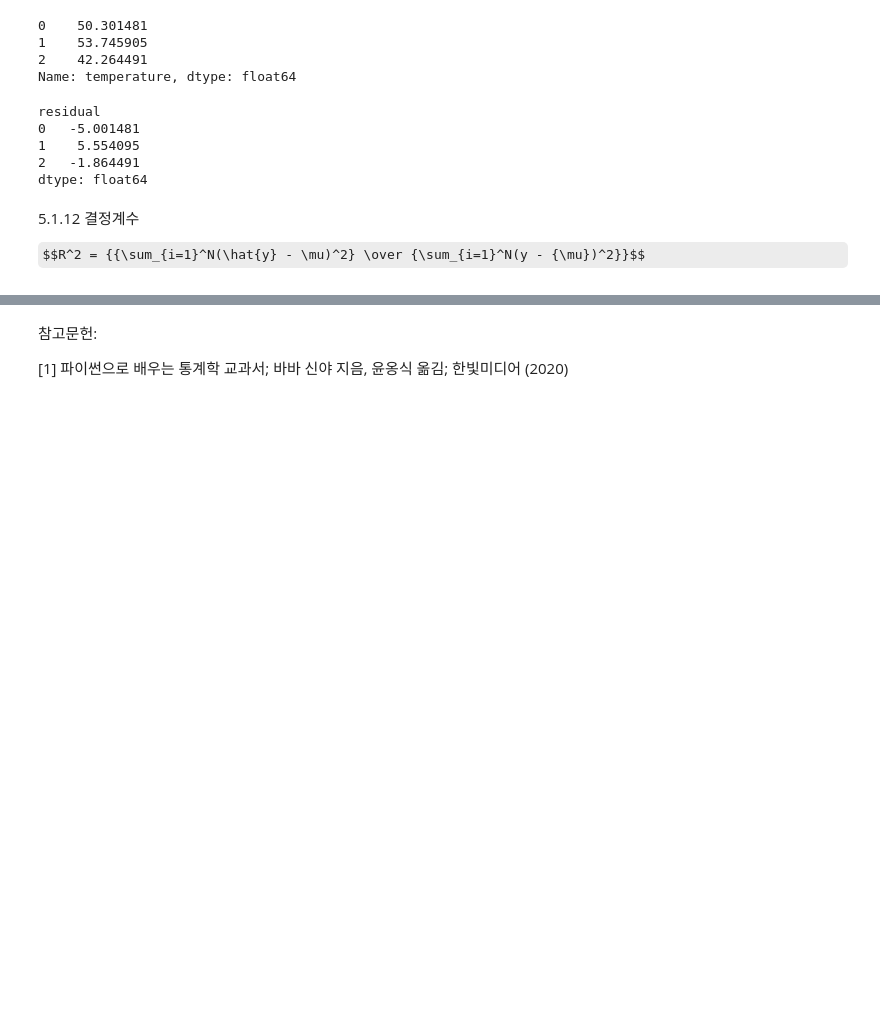
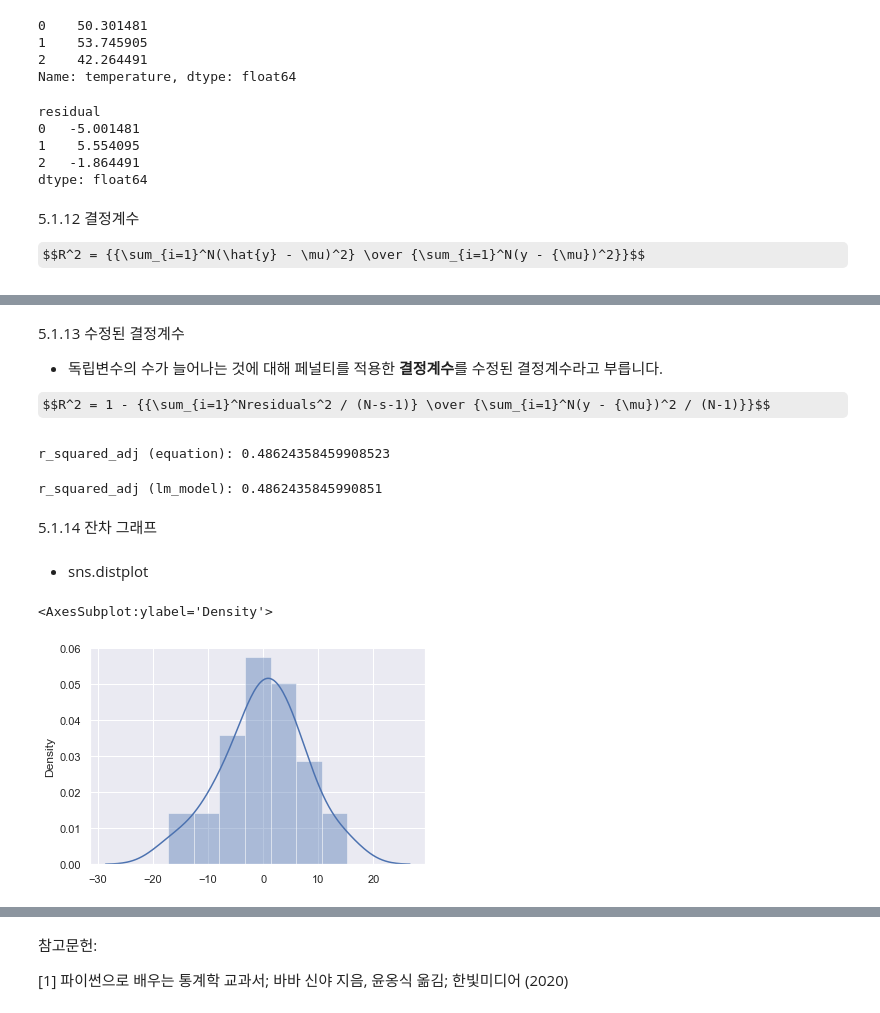
Before and after one commit to meticulousdev/StatisticsWithPython, a Jupyter notebook: code/chap05/chap05_01.ipynb, the cells around one changed output, grey strips where cells are left out. Saved outputs shown, nothing was run; the diff lists cells and outputs as text; code cells hidden in the pictures; some formulas as TeX source; blank space fills up the shorter version.

Commit message:
residual plot update

```diff
--- a/code/chap05/chap05_01.ipynb
+++ b/code/chap05/chap05_01.ipynb
@@ -198,0 +224,26 @@ np.sum((yhat - mu) ** 2) / np.sum((y - mu) ** 2)
+# %% [markdown]
+5.1.13 수정된 결정계수
+
+- 독립변수의 수가 늘어나는 것에 대해 페널티를 적용한 **결정계수**를 수정된 결정계수라고 부릅니다.
+
+$$R^2 = 1 - {{\sum_{i=1}^Nresiduals^2 / (N-s-1)} \over {\sum_{i=1}^N(y - {\mu})^2 / (N-1)}}$$
+# %%
+n = len(beer.beer)
+s = 1
+r_squared_adj = 1 - ((np.sum(resid ** 2)) / (n - s - 1)) / (np.sum((y - mu) ** 2) / (n - 1))
+print(f"r_squared_adj (equation): {r_squared_adj}")
+# %% [output]
+r_squared_adj (equation): 0.48624358459908523
+# %%
+print(f"r_squared_adj (lm_model): {lm_model.rsquared_adj}")
+# %% [output]
+r_squared_adj (lm_model): 0.4862435845990851
+# %% [markdown]
+5.1.14 잔차 그래프
+# %% [markdown]
+- sns.distplot
+# %%
+sns.distplot(resid)
+# %% [output]
+<AxesSubplot:ylabel='Density'>
+[figure, added]
```
Also changed, not shown: parts of 23 cells of this notebook.
